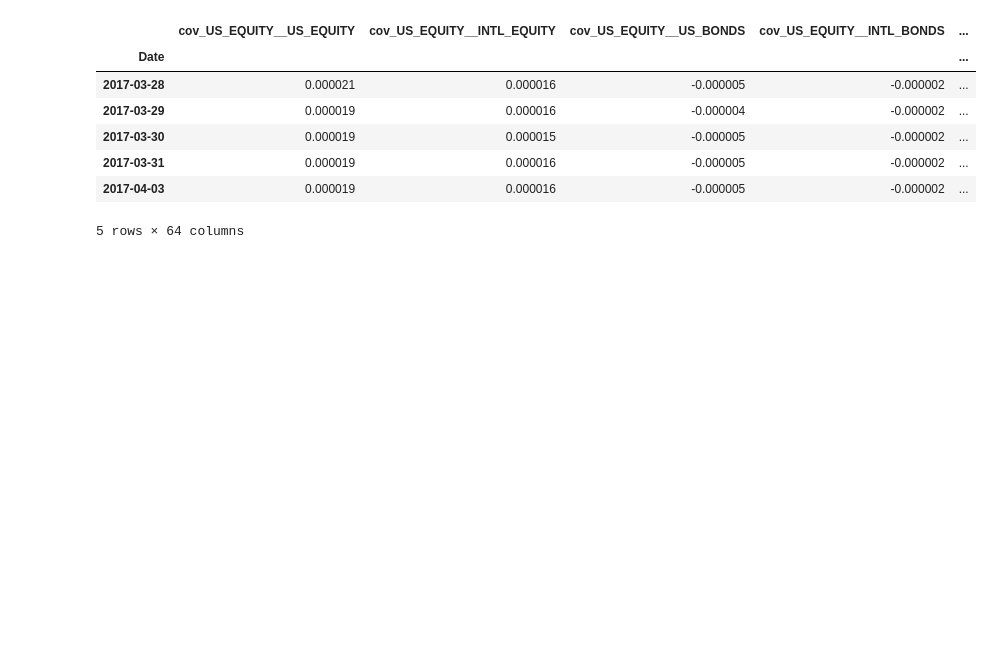
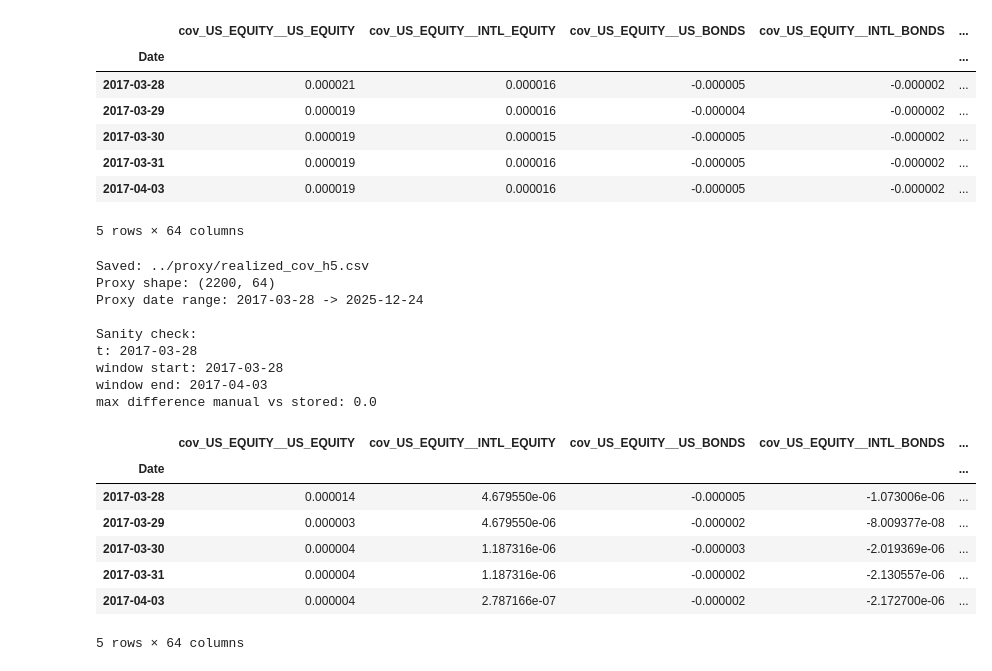
Before and after one commit to bjornhaalandoma/Master_thesis, a Jupyter notebook: proxy/realized_covariance.ipynb, the cells around one changed output. Drawn from its saved outputs; the diff is of its cells as text; code cells hidden in the pictures; blank space fills up the shorter version.

```diff
--- a/proxy/realized_covariance.ipynb
+++ b/proxy/realized_covariance.ipynb
@@ -101,3 +101,24 @@ max difference manual vs stored: 0.0
 | 2017-03-31 | 0.000019 | 0.000016 | -0.000005 | -0.000002 | ... |
 | 2017-04-03 | 0.000019 | 0.000016 | -0.000005 | -0.000002 | ... |
 5 rows × 64 columns
+# %%
+proxy_5 = generate_realized_cov_proxy(H=5)
+proxy_5.head()
+# %% [output]
+Saved: ../proxy/realized_cov_h5.csv
+Proxy shape: (2200, 64)
+Proxy date range: 2017-03-28 -> 2025-12-24
+
+Sanity check:
+t: 2017-03-28
+window start: 2017-03-28
+window end: 2017-04-03
+max difference manual vs stored: 0.0
+|  | cov_US_EQUITY__US_EQUITY | cov_US_EQUITY__INTL_EQUITY | cov_US_EQUITY__US_BONDS | cov_US_EQUITY__INTL_BONDS | ... |
+| Date |  |  |  |  | ... |
+| 2017-03-28 | 0.000014 | 4.679550e-06 | -0.000005 | -1.073006e-06 | ... |
+| 2017-03-29 | 0.000003 | 4.679550e-06 | -0.000002 | -8.009377e-08 | ... |
+| 2017-03-30 | 0.000004 | 1.187316e-06 | -0.000003 | -2.019369e-06 | ... |
+| 2017-03-31 | 0.000004 | 1.187316e-06 | -0.000002 | -2.130557e-06 | ... |
+| 2017-04-03 | 0.000004 | 2.787166e-07 | -0.000002 | -2.172700e-06 | ... |
+5 rows × 64 columns
```
Also changed, not shown: parts of 2 cells of this notebook, 4 other files.
